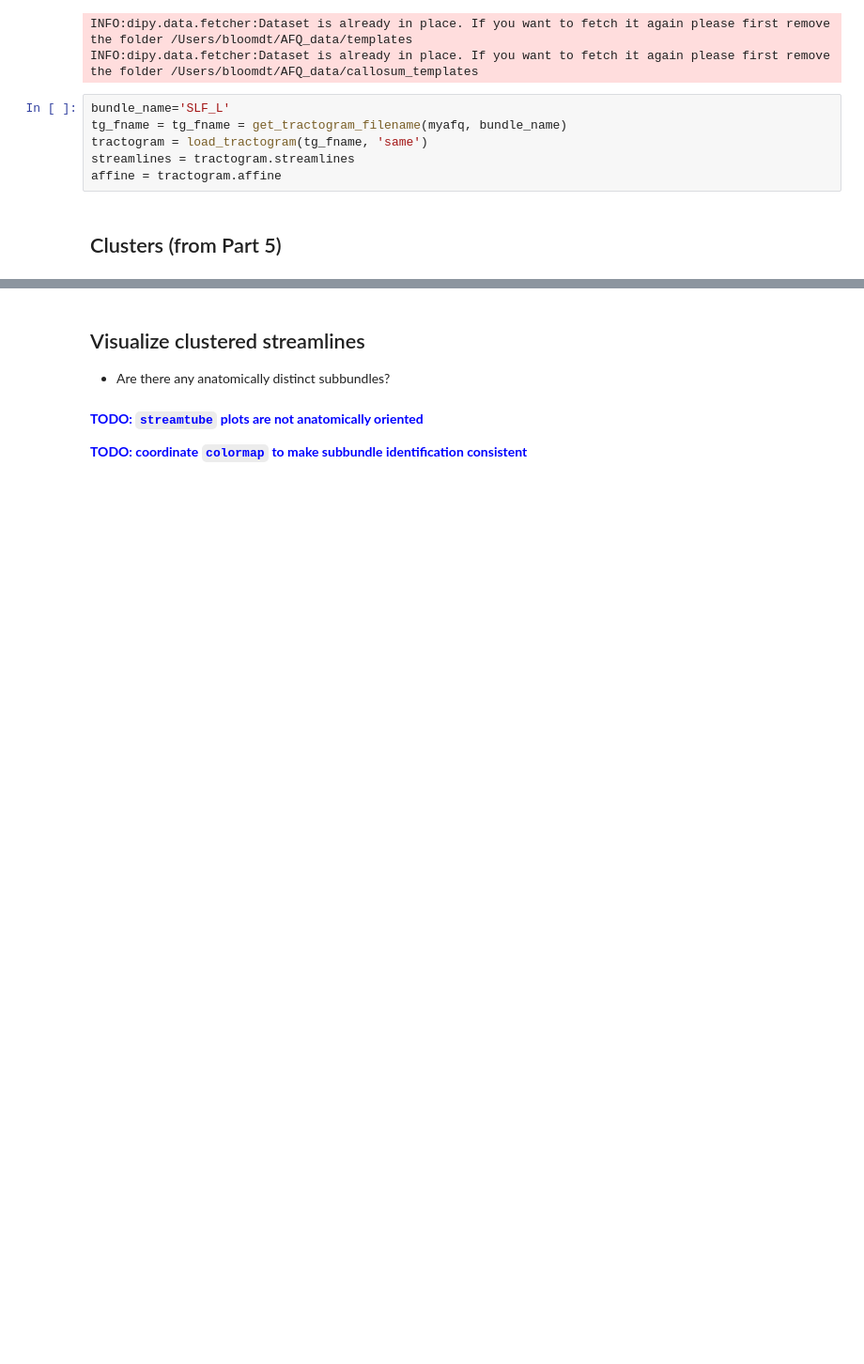
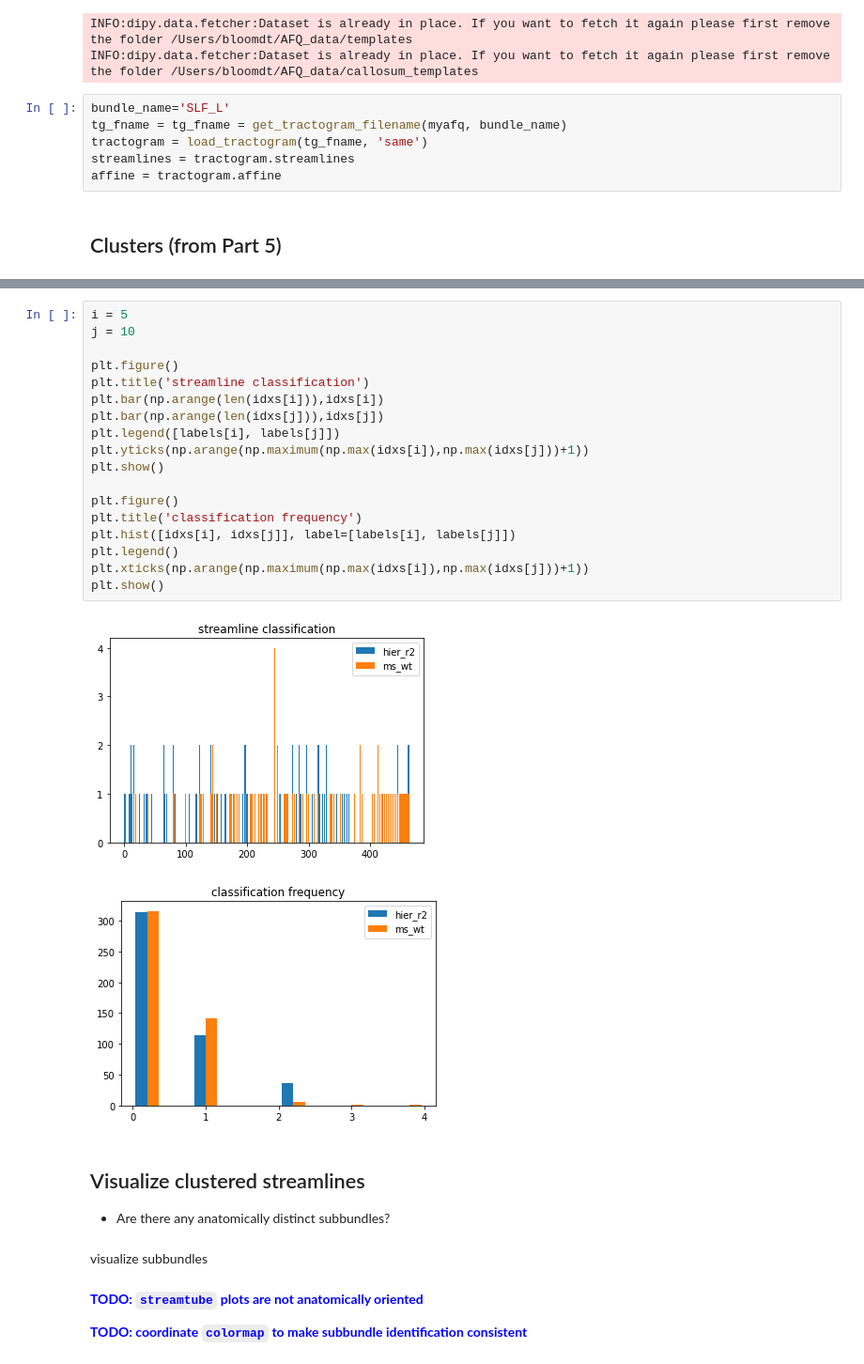
Before and after one commit to bloomdt-uw/subbundles, a Jupyter notebook: subbundle6.ipynb, the cells around one changed output, grey strips where cells are left out. Shown at 94% size. Cells and saved outputs as stored; diff of their text form; blank space fills up the shorter version.

```diff
--- a/subbundle6.ipynb
+++ b/subbundle6.ipynb
@@ -151,7 +129,30 @@ streamlines per cluster: [382, 83]
+# %%
+i = 5
+j = 10
+
+plt.figure()
+plt.title('streamline classification')
+plt.bar(np.arange(len(idxs[i])),idxs[i])
+plt.bar(np.arange(len(idxs[j])),idxs[j])
+plt.legend([labels[i], labels[j]])
+plt.yticks(np.arange(np.maximum(np.max(idxs[i]),np.max(idxs[j]))+1))
+plt.show()
+
+plt.figure()
+plt.title('classification frequency')
+plt.hist([idxs[i], idxs[j]], label=[labels[i], labels[j]])
+plt.legend()
+plt.xticks(np.arange(np.maximum(np.max(idxs[i]),np.max(idxs[j]))+1))
+plt.show()
+# %% [output]
+[figure, added]
+[figure, added]
 # %% [markdown]
 ## Visualize clustered streamlines
 
 - Are there any anatomically distinct subbundles?
+# %% [markdown]
+visualize subbundles
 # %% [markdown]
 <span style="color:blue">**TODO: `streamtube` plots are not anatomically oriented**</span>
 
```
Also changed, not shown: parts of 34 cells of this notebook, 3 other files.
